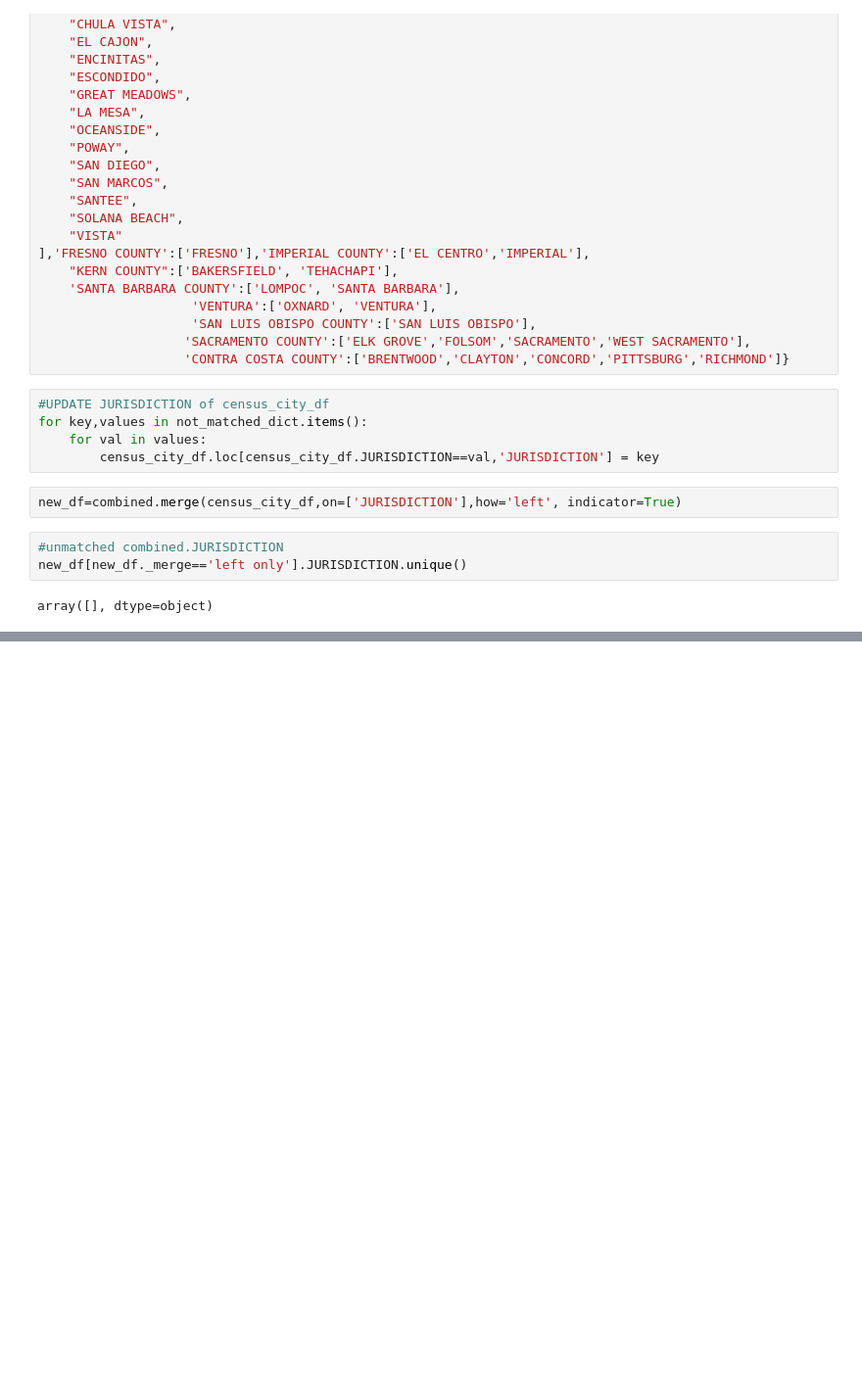
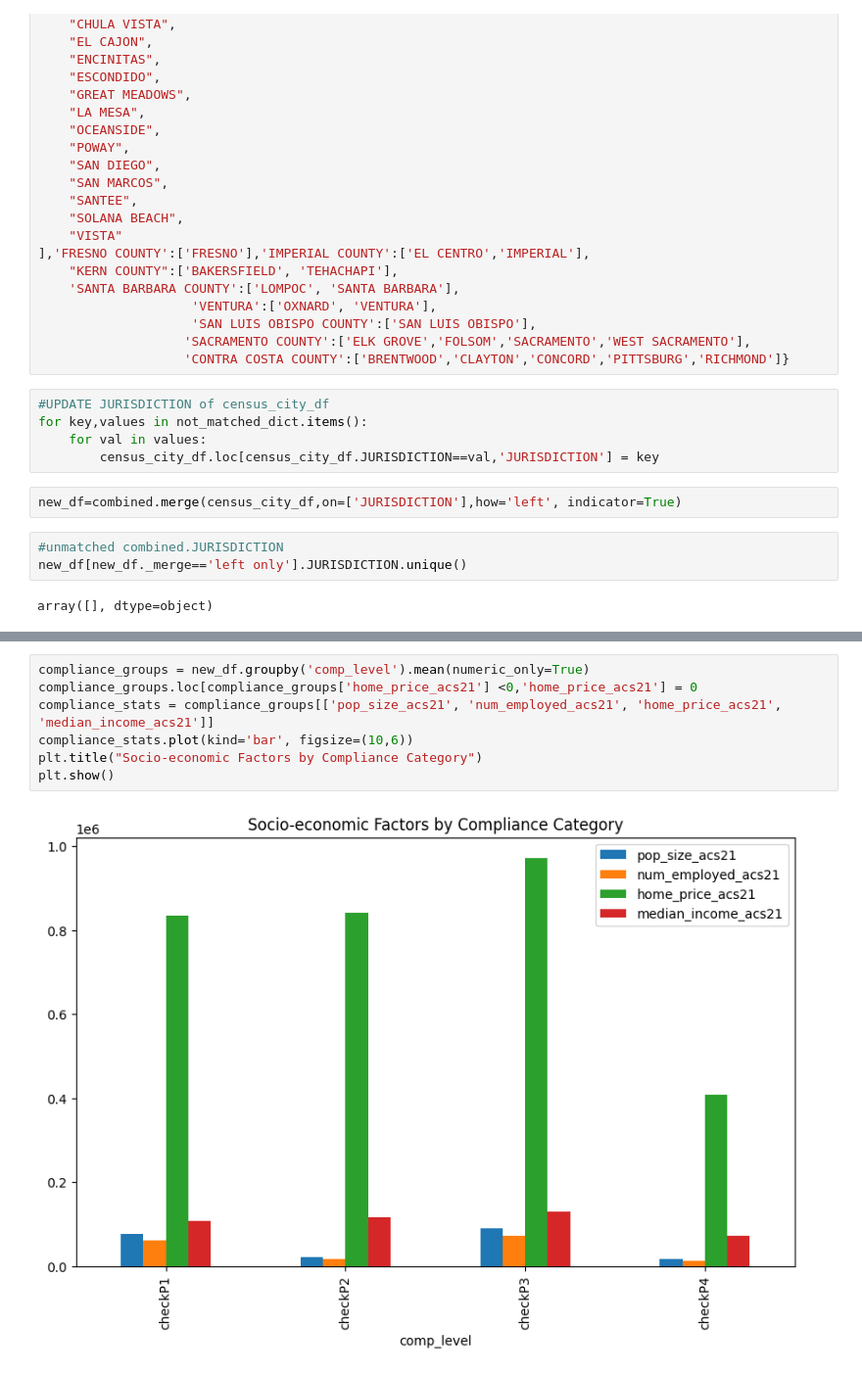
Before and after one commit to anphipolito/HousingElementReviewLettersScraper, a Jupyter notebook: DataAnalysis.ipynb, the cells around one changed output, grey strips where cells are left out. Shown at 98% size. Saved outputs shown, nothing was run; the diff lists cells and outputs as text; blank space fills up the shorter version.

```diff
--- a/DataAnalysis.ipynb
+++ b/DataAnalysis.ipynb
@@ -410,0 +476,9 @@ array([], dtype=object)
+# %%
+compliance_groups = new_df.groupby('comp_level').mean(numeric_only=True)
+compliance_groups.loc[compliance_groups['home_price_acs21'] <0,'home_price_acs21'] = 0
+compliance_stats = compliance_groups[['pop_size_acs21', 'num_employed_acs21', 'home_price_acs21', 'median_income_acs21']]
+compliance_stats.plot(kind='bar', figsize=(10,6))
+plt.title("Socio-economic Factors by Compliance Category")
+plt.show()
+# %% [output]
+[figure, added]
```
Also changed, not shown: parts of 14 cells of this notebook.
